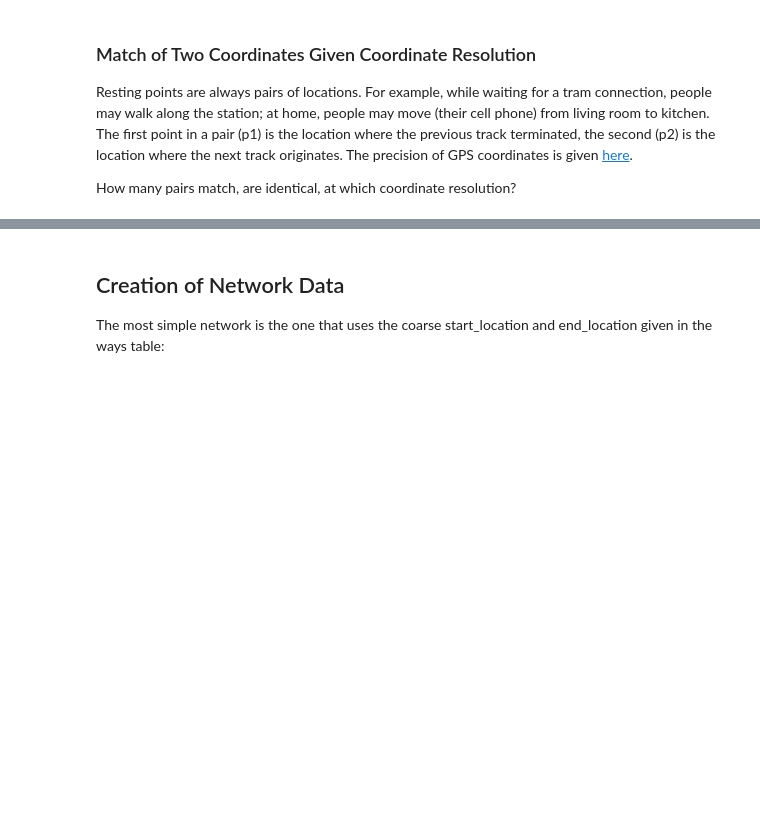
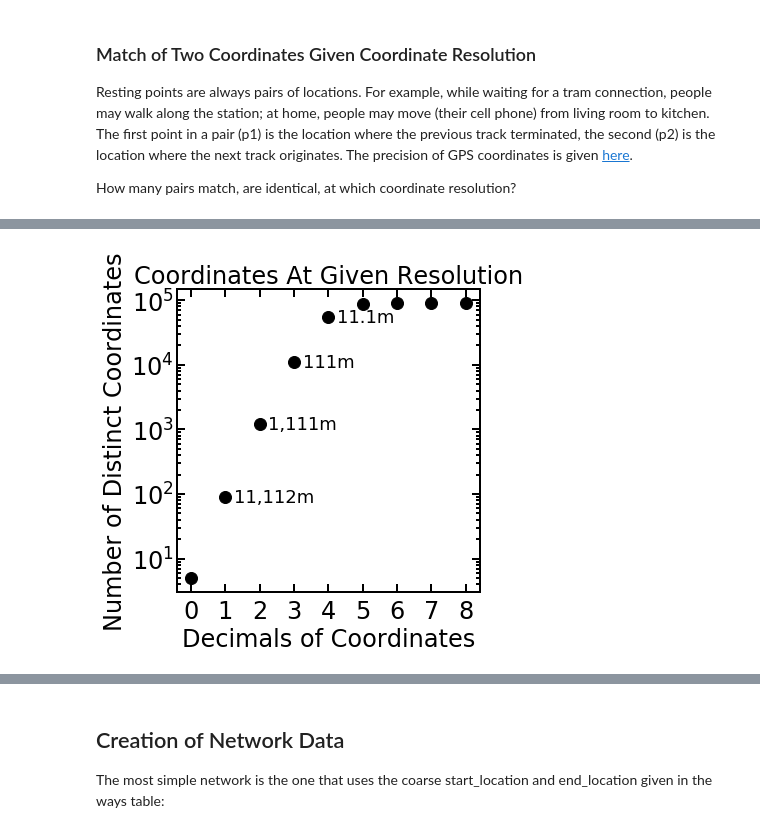
Before and after one commit to count0/flow, a Jupyter notebook: code/data_description.ipynb, the cells around one changed output, grey strips where cells are left out. Saved outputs shown, nothing was run; the diff lists cells and outputs as text; code cells hidden in the pictures; blank space fills up the shorter version.

```diff
--- a/code/data_description.ipynb
+++ b/code/data_description.ipynb
@@ -367,0 +394,42 @@ sum(ways['next_rp'] == 'None')
+# %%
+p1 = pd.DataFrame(points[['p1_x', 'p1_y']])
+p1.rename(columns={'p1_x':'x', 'p1_y':'y'}, inplace=True)
+p2 = pd.DataFrame(points[['p2_x', 'p2_y']])
+p2.rename(columns={'p2_x':'x', 'p2_y':'y'}, inplace=True)
+X = p1.append(p2).reset_index(drop=True)
+# %%
+coordinates = []
+for i in range(0, 9):
+    Z = X.copy()
+    Z['x'] = round(Z['x'], i)
+    Z['y'] = round(Z['y'], i)
+    Z.drop_duplicates(inplace=True)
+    coordinates.append(len(Z))
+# %%
+fig = plt.figure(figsize=(7, 6))
+ax = fig.add_subplot(111)
+ax.plot(range(0, 9), coordinates, marker='o', markersize=12, color=color_full[0], ls='')
+ax.annotate('11.1m', xy=(4+0.25, coordinates[4]), va='center', fontsize=18)
+ax.annotate('111m', xy=(3+0.25, coordinates[3]), va='center', fontsize=18)
+ax.annotate('1,111m', xy=(2+0.25, coordinates[2]), va='center', fontsize=18)
+ax.annotate('11,112m', xy=(1+0.25, coordinates[1]), va='center', fontsize=18)
+ax.xaxis.set_ticks_position('both')
+ax.yaxis.set_ticks_position('both')
+ax.set_yscale('log')
+ax.set_title('Coordinates At Given Resolution', fontsize=24)
+ax.set_xlabel('Decimals of Coordinates', fontsize=24)
+ax.set_ylabel('Number of Distinct Coordinates', fontsize=24)
+ax.xaxis.set_major_locator(MaxNLocator(integer=True))
+#ax.set_yticklabels(['{:,.2%}'.format(x) for x in ax.get_yticks()])
+ax.tick_params(axis="x", which='major', direction="in", width=2, size=4*2, labelsize=24, pad=7)
+ax.tick_params(axis="y", which='major', direction="in", width=2, size=4*2, labelsize=24)
+ax.tick_params(axis="y", which='minor', direction="in", width=2, size=2*2, labelsize=24)
+ax.spines['left'].set_linewidth(2)
+ax.spines['right'].set_linewidth(2)
+ax.spines['bottom'].set_linewidth(2)
+ax.spines['top'].set_linewidth(2)
+ax.legend(fontsize=18)
+plt.subplots_adjust(left=0.35, right=0.95, bottom=0.15, top=0.85)
+#plt.savefig('CoordinatesAtGivenResolution.pdf')
+# %% [output]
+[figure, added]
```
Also changed, not shown: parts of 89 cells of this notebook.
